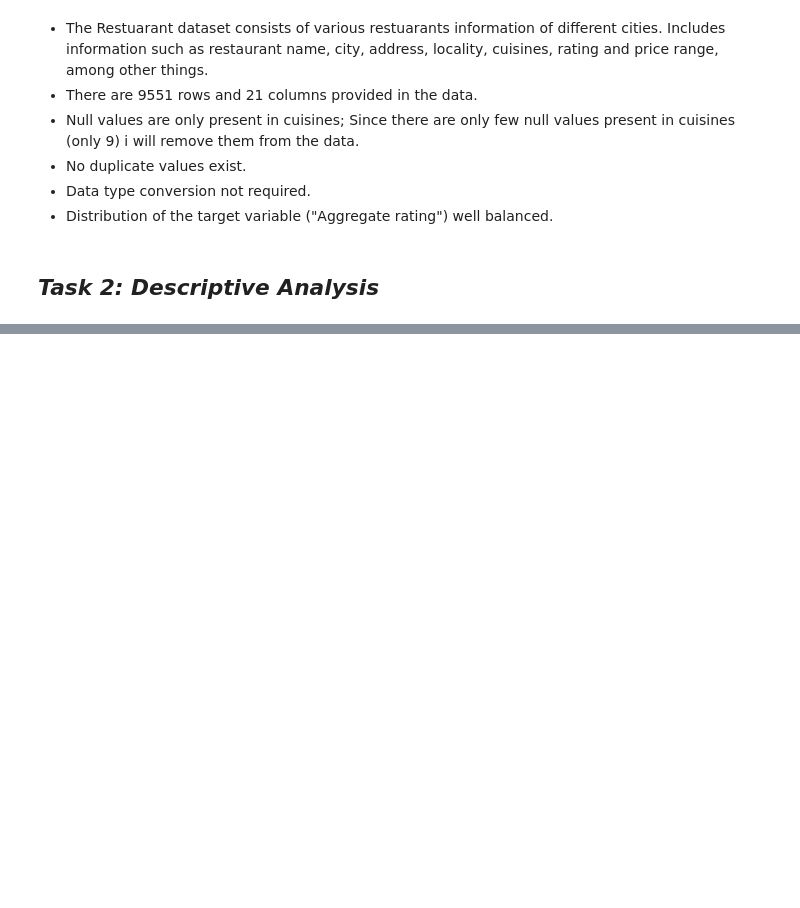
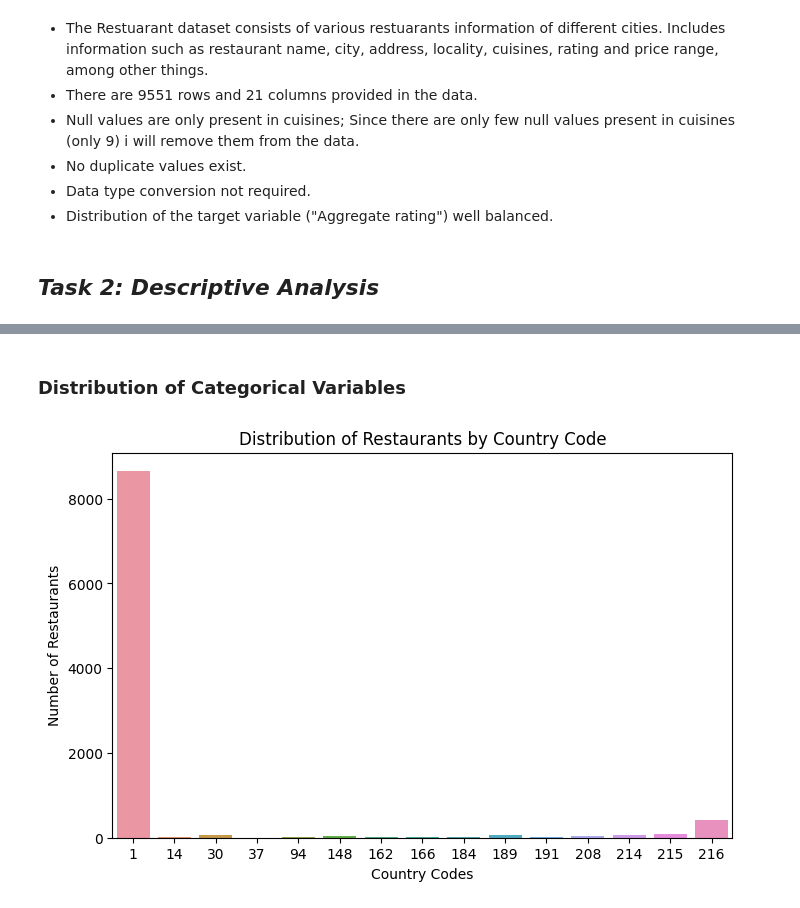
Before and after one commit to Apaulgithub/Restaurant_Data_Analysis_and_Prediction, a Jupyter notebook: Level 1/Restaurant_Data_Analysis_Level_1.ipynb, the cells around one changed output, grey strips where cells are left out. Drawn from its saved outputs; the diff is of its cells as text; code cells hidden in the pictures; blank space fills up the shorter version.

```diff
--- a/Level 1/Restaurant_Data_Analysis_Level_1.ipynb
+++ b/Level 1/Restaurant_Data_Analysis_Level_1.ipynb
@@ -262,0 +337,21 @@ Name: Aggregate rating, dtype: int64
+# %% [markdown]
+### Distribution of Categorical Variables
+# %%
+# Distribution of categorical variables like 'Country Code', 'City', and 'Cuisines'
+
+# Count Plot Visualization Code for Country Codes
+# Set plot size
+plt.figure(figsize=(8, 5))
+
+# Create the figure object
+sns.countplot(x = df['Country Code'])
+
+# Set Labels
+plt.xlabel('Country Codes')
+plt.ylabel('Number of Restaurants')
+plt.title('Distribution of Restaurants by Country Code')
+
+# Display Chart
+plt.show()
+# %% [output]
+[figure, added]
```
Also changed, not shown: parts of 19 cells of this notebook.
